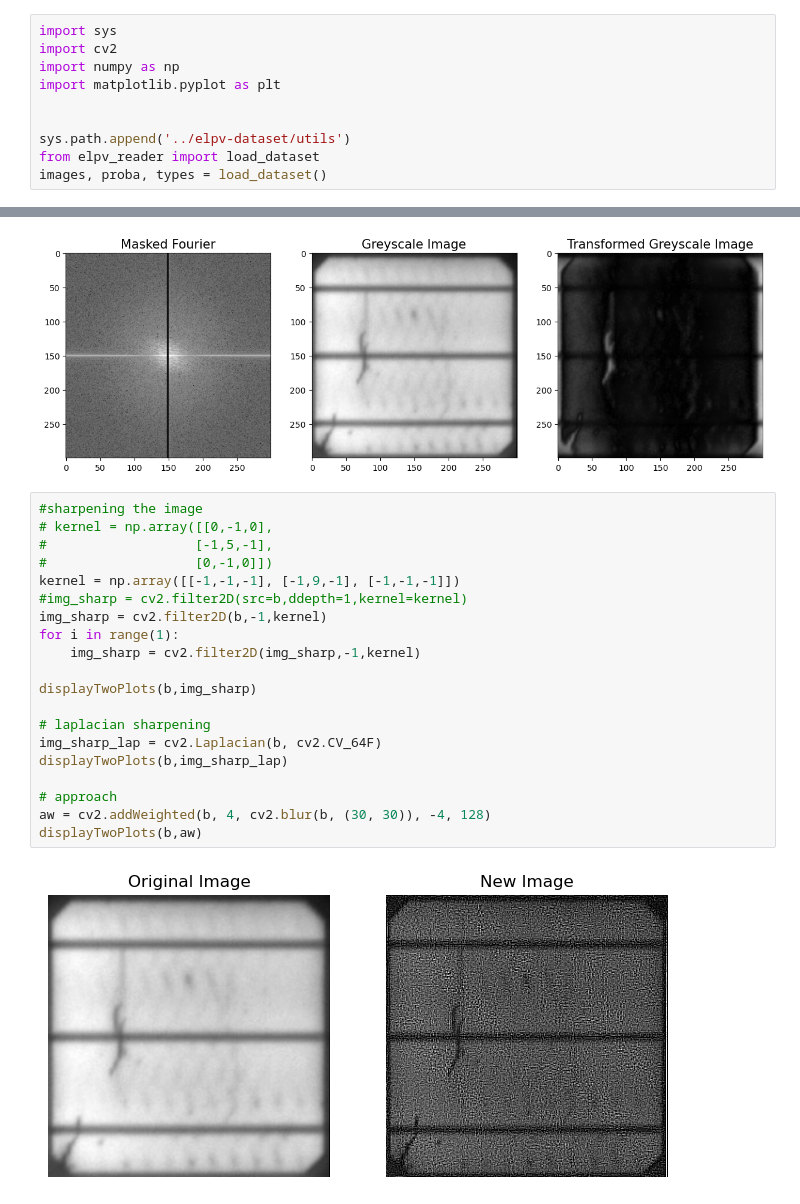
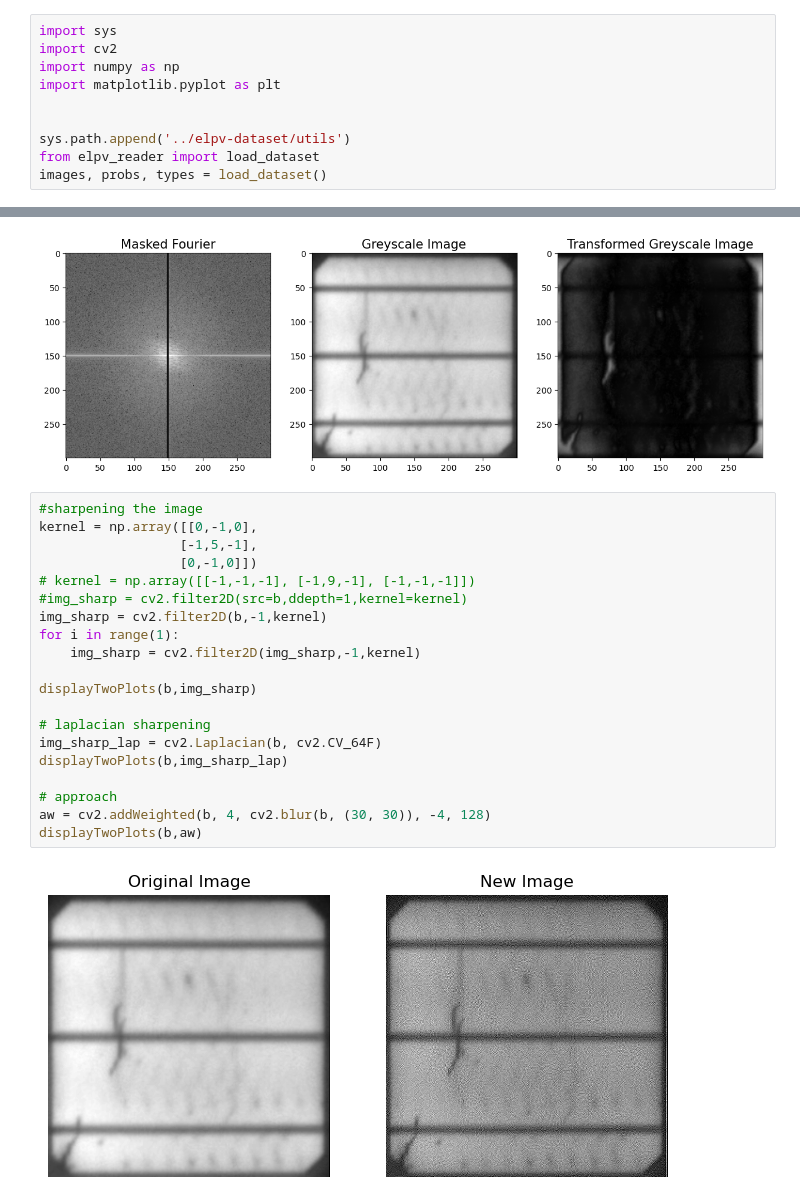
Before and after one commit to Skele-Y/COMP9517, a Jupyter notebook: project/shady_preprocess.ipynb, the cells around one changed output, grey strips where cells are left out. Cells and saved outputs as stored; diff of their text form.

```diff
--- a/project/shady.ipynb
+++ b/project/shady_preprocess.ipynb
@@ -7,7 +7,7 @@ import matplotlib.pyplot as plt
 
 sys.path.append('../elpv-dataset/utils')
 from elpv_reader import load_dataset
-images, proba, types = load_dataset()
+images, probs, types = load_dataset()
 # %%
 import tensorflow
 import keras
@@ -77,25 +77,25 @@ fourier_masker_hor(images[0],1)
 [figure]
 # %%
 #sharpening the image
-# kernel = np.array([[0,-1,0],
-#                   [-1,5,-1],
-#                   [0,-1,0]])
-kernel = np.array([[-1,-1,-1], [-1,9,-1], [-1,-1,-1]])
+kernel = np.array([[0,-1,0],
+                  [-1,5,-1],
+                  [0,-1,0]])
+# kernel = np.array([[-1,-1,-1], [-1,9,-1], [-1,-1,-1]])
 #img_sharp = cv2.filter2D(src=b,ddepth=1,kernel=kernel)
 img_sharp = cv2.filter2D(b,-1,kernel)
 for i in range(1):
     img_sharp = cv2.filter2D(img_sharp,-1,kernel)
 
 displayTwoPlots(b,img_sharp)
 
 # laplacian sharpening
 img_sharp_lap = cv2.Laplacian(b, cv2.CV_64F)
 displayTwoPlots(b,img_sharp_lap)
 
 # approach
 aw = cv2.addWeighted(b, 4, cv2.blur(b, (30, 30)), -4, 128)
 displayTwoPlots(b,aw)
 # %% [output]
-[figure, old version]
+[figure, new version]
 [figure]
 [figure]
```
Also changed, not shown: parts of 4 cells of this notebook, 11 other files.
